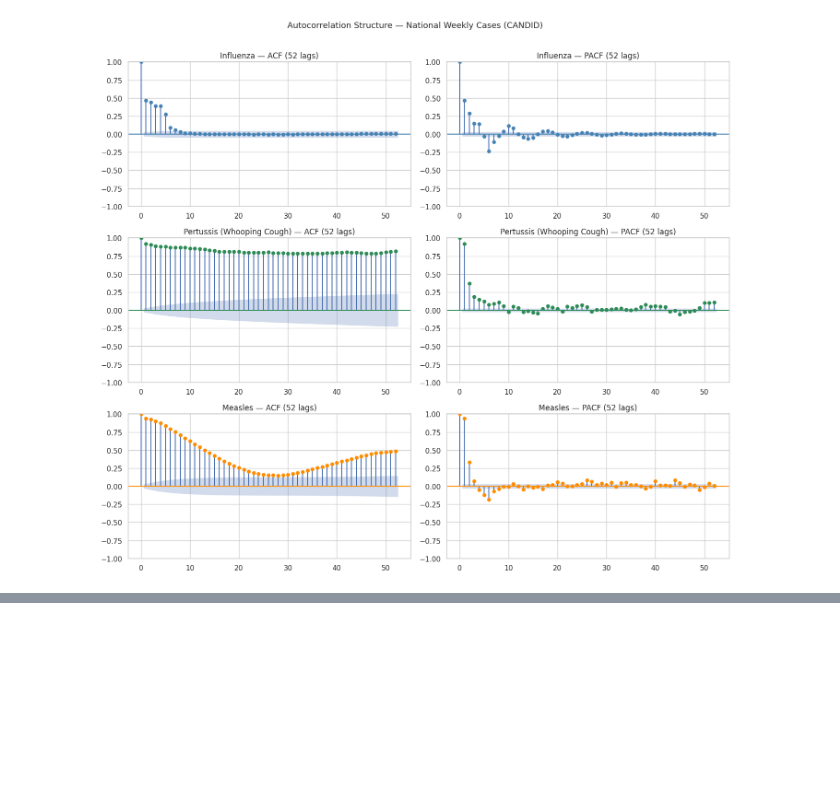
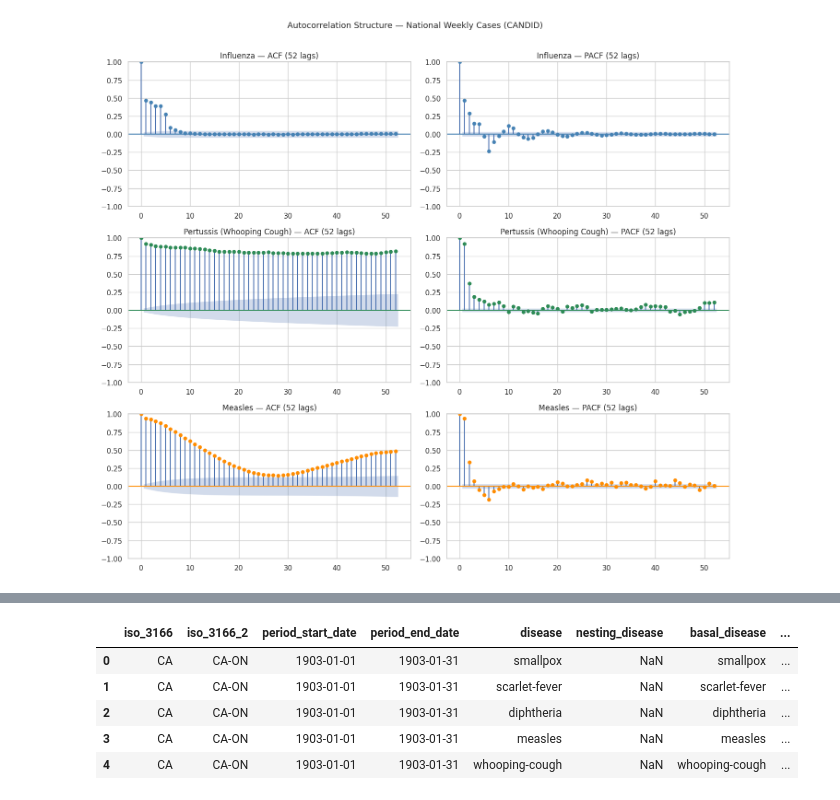
Before and after one commit to payalpt/AAI-590-capstone-canadian-health, a Jupyter notebook: notebooks/01_data_ingestion_and_EDA_colab.ipynb, the cells around one changed output, grey strips where cells are left out. Cells and saved outputs as stored; diff of their text form; code cells hidden in the pictures; blank space fills up the shorter version.

```diff
--- a/notebooks/01_data_ingestion_and_EDA_colab.ipynb
+++ b/notebooks/01_data_ingestion_and_EDA_colab.ipynb
@@ -767,0 +780,38 @@ plt.show()
+# %%
+
+import pandas as pd
+
+TRAIN_CUTOFF = pd.Timestamp("1986-01-01")
+VAL_CUTOFF   = pd.Timestamp("2004-01-01")
+
+def assign_split(date):
+    if date < TRAIN_CUTOFF:
+        return "train"
+    elif date < VAL_CUTOFF:
+        return "validation"
+    else:
+        return "test"
+
+df["split"] = df["period_start_date"].apply(assign_split)
+
+# ── Verification ──────────────────────────────────────────────────────────────
+print("=" * 65)
+print("CANDID Dataset — Chronological Train / Validation / Test Split")
+print("=" * 65)
+
+for s in ["train", "validation", "test"]:
+    subset   = df[df["split"] == s]
+    n        = len(subset)
+    pct      = n / len(df) * 100
+    yr_min   = subset["period_start_date"].min().strftime("%Y-%m-%d")
+    yr_max   = subset["period_start_date"].max().strftime("%Y-%m-%d")
+    diseases = subset["disease"].nunique()
+    provs    = subset["iso_3166_2"].nunique()
+    print(f"\n  {s.upper():<12}")
+    print(f"    Rows         : {n:>9,}  ({pct:.1f}%)")
+    print(f"    Date range   : {yr_min}  →  {yr_max}")
+    print(f"    Diseases     : {diseases}")
+    print(f"    Provinces    : {provs}")
+
+print(f"\n  TOTAL ROWS: {len(df):,}")
+print("=" * 65)
@@ -767,0 +836,9 @@ plt.show()
+# %%
+df.head()
+# %% [output]
+|  | iso_3166 | iso_3166_2 | period_start_date | period_end_date | disease | nesting_disease | basal_disease | ... |
+| 0 | CA | CA-ON | 1903-01-01 | 1903-01-31 | smallpox | NaN | smallpox | ... |
+| 1 | CA | CA-ON | 1903-01-01 | 1903-01-31 | scarlet-fever | NaN | scarlet-fever | ... |
+| 2 | CA | CA-ON | 1903-01-01 | 1903-01-31 | diphtheria | NaN | diphtheria | ... |
+| 3 | CA | CA-ON | 1903-01-01 | 1903-01-31 | measles | NaN | measles | ... |
+| 4 | CA | CA-ON | 1903-01-01 | 1903-01-31 | whooping-cough | NaN | whooping-cough | ... |
```
Also changed, not shown: parts of 3 cells of this notebook.
